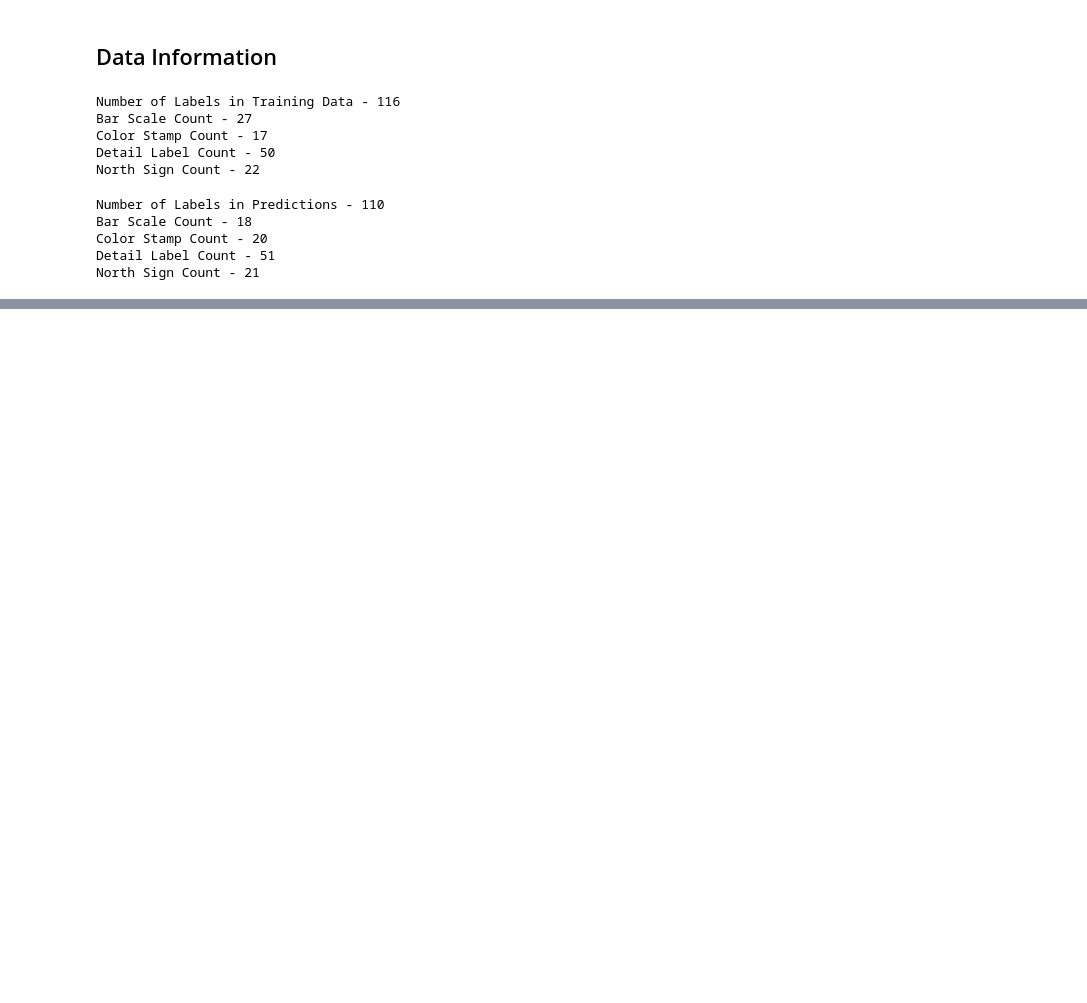
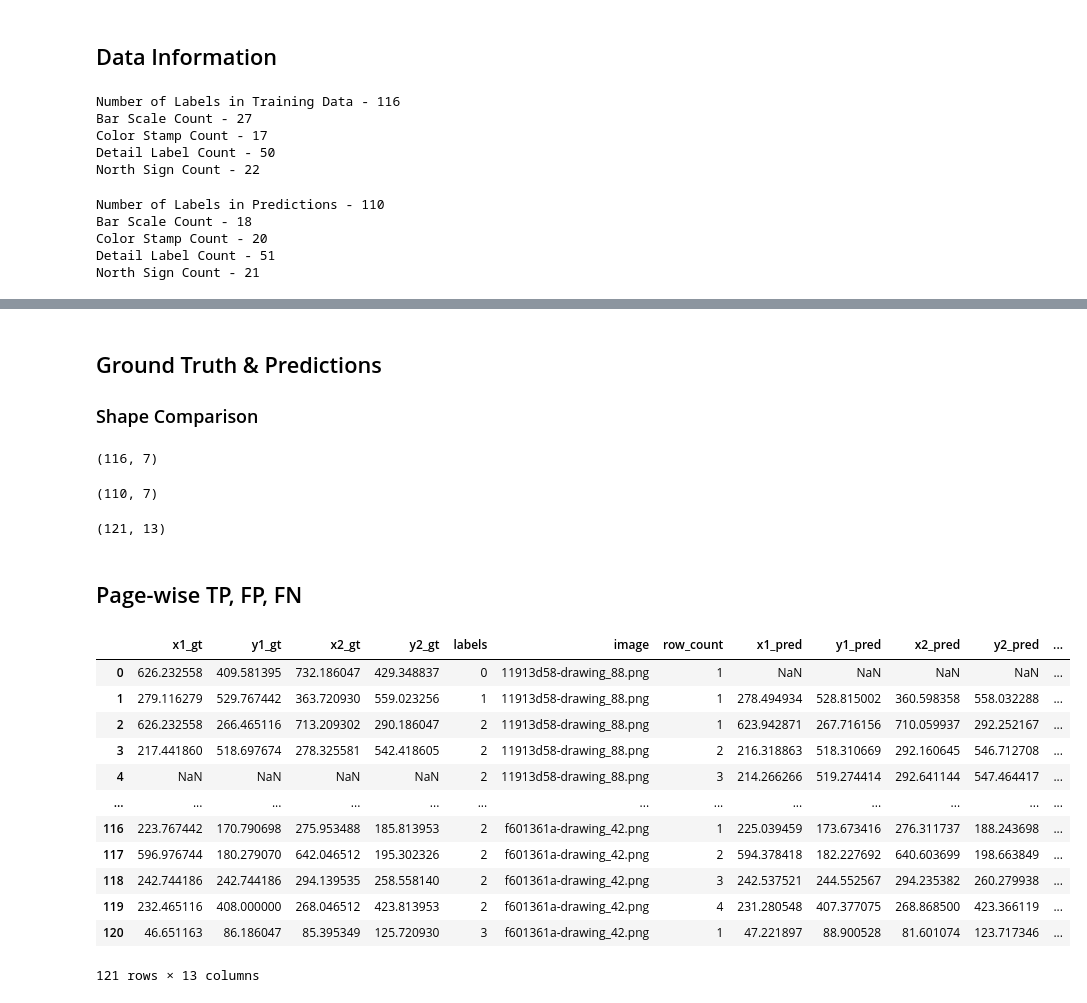
Before and after one commit to chirantan-degloorkar/docscan_object_detection, a Jupyter notebook: analysis.ipynb, the cells around one changed output, grey strips where cells are left out. Saved outputs shown, nothing was run; the diff lists cells and outputs as text; code cells hidden in the pictures; blank space fills up the shorter version.

```diff
--- a/analysis.ipynb
+++ b/analysis.ipynb
@@ -231,5 +219,24 @@ id2label
+# %%
+from PIL import Image, ImageDraw, ImageFont
+
+
+def add_missing_label(image, save_path, label):
+    id2label = {0: 'bar-scale', 1: 'color-stamp', 2: 'detail-labels', 3: 'north-sign'}
+    draw = ImageDraw.Draw(image)
+    font = ImageFont.load_default()
+    if label:
+        text = ""
+        for i in label:
+            text = text + f"{id2label[i]} not detected" + "\n"
+    else:
+        text = ""
+    position = (10, 10)
+    draw.text(position, text, fill="red", font=font)
+    image.save(save_path)
 # %%
 ## Inference Function
+from PIL import Image, ImageDraw, ImageFont
+
 IMAGE_FOLDER = 'Temp/images'
 CONFIDENCE_THRESHOLD = 0.6
 IOU_THRESHOLD = 0.7
@@ -267,13 +274,24 @@ def inference(image_folder, CONFIDENCE_THRESHOLD, IOU_THRESHOLD):
         # detections = sv.Detections.from_transformers(transformers_results=results).with_nms(threshold=IOU_THRESHOLD)
         detections = sv.Detections.from_transformers(transformers_results=results)
         labels = [f"{id2label[class_id]} {confidence:.2f}" for _, confidence, class_id, _ in detections]
-        print(labels)
+        # print(set(labels))
+        print(set(detections.class_id))
         box_annotator = sv.BoxAnnotator()
         frame = box_annotator.annotate(scene=image, detections=detections, labels=labels)
-        Image.fromarray(frame).save(f"Temp/results/annotated_{img}", format='PNG')
+
+        image = Image.fromarray(frame)
+        image_path = f"Temp/results/annotated_{img}"
+        all_labels = {0, 1, 2, 3}
+        label = all_labels - set(detections.class_id)
+        # print(label.map(id2label))
+        # print(label)
+        add_missing_label(image, image_path, label) # type: ignore
+        # % matplotlib inline
+        # plt.imshow(image)
+        # Image.fromarray(frame).save(f"Temp/results/annotated_{img}", format='PNG')
         # results.append([IMAGE_PATH.replace('Temp/', ''), result])
         results_dict[IMAGE_PATH.replace('Temp/', '')] = results
-        # all_labels = {1, 2, 3, 4}
+
 
         # results_dict[IMAGE_PATH.replace('Temp/', '')], results_dict['missing_labels'] = results, (all_labels - set(results['labels'].detach))
         # print(results['labels'])}
@@ -860,0 +724,34 @@ Error Rate: 0.6176
+# %% [markdown]
+## Ground Truth & Predictions
+### Shape Comparison
+# %%
+ground_truth_df.shape
+# %% [output]
+(116, 7)
+# %%
+predictions_df.shape
+# %% [output]
+(110, 7)
+# %%
+merged_df.shape
+# %% [output]
+(121, 13)
+# %% [markdown]
+## Page-wise TP, FP, FN
+# %%
+# pd.merge(ground_truth_df, predictions_df, on=['image'], how='outer', suffixes=('_gt', '_pred'))
+merged_df
+# %% [output]
+|  | x1_gt | y1_gt | x2_gt | y2_gt | labels | image | row_count | x1_pred | y1_pred | x2_pred | y2_pred | ... |
+| 0 | 626.232558 | 409.581395 | 732.186047 | 429.348837 | 0 | 11913d58-drawing_88.png | 1 | NaN | NaN | NaN | NaN | ... |
+| 1 | 279.116279 | 529.767442 | 363.720930 | 559.023256 | 1 | 11913d58-drawing_88.png | 1 | 278.494934 | 528.815002 | 360.598358 | 558.032288 | ... |
+| 2 | 626.232558 | 266.465116 | 713.209302 | 290.186047 | 2 | 11913d58-drawing_88.png | 1 | 623.942871 | 267.716156 | 710.059937 | 292.252167 | ... |
+| 3 | 217.441860 | 518.697674 | 278.325581 | 542.418605 | 2 | 11913d58-drawing_88.png | 2 | 216.318863 | 518.310669 | 292.160645 | 546.712708 | ... |
+| 4 | NaN | NaN | NaN | NaN | 2 | 11913d58-drawing_88.png | 3 | 214.266266 | 519.274414 | 292.641144 | 547.464417 | ... |
+| ... | ... | ... | ... | ... | ... | ... | ... | ... | ... | ... | ... | ... |
+| 116 | 223.767442 | 170.790698 | 275.953488 | 185.813953 | 2 | f601361a-drawing_42.png | 1 | 225.039459 | 173.673416 | 276.311737 | 188.243698 | ... |
+| 117 | 596.976744 | 180.279070 | 642.046512 | 195.302326 | 2 | f601361a-drawing_42.png | 2 | 594.378418 | 182.227692 | 640.603699 | 198.663849 | ... |
+| 118 | 242.744186 | 242.744186 | 294.139535 | 258.558140 | 2 | f601361a-drawing_42.png | 3 | 242.537521 | 244.552567 | 294.235382 | 260.279938 | ... |
+| 119 | 232.465116 | 408.000000 | 268.046512 | 423.813953 | 2 | f601361a-drawing_42.png | 4 | 231.280548 | 407.377075 | 268.868500 | 423.366119 | ... |
+| 120 | 46.651163 | 86.186047 | 85.395349 | 125.720930 | 3 | f601361a-drawing_42.png | 1 | 47.221897 | 88.900528 | 81.601074 | 123.717346 | ... |
+121 rows × 13 columns
```
Also changed, not shown: parts of 32 cells of this notebook, 7 other files.
